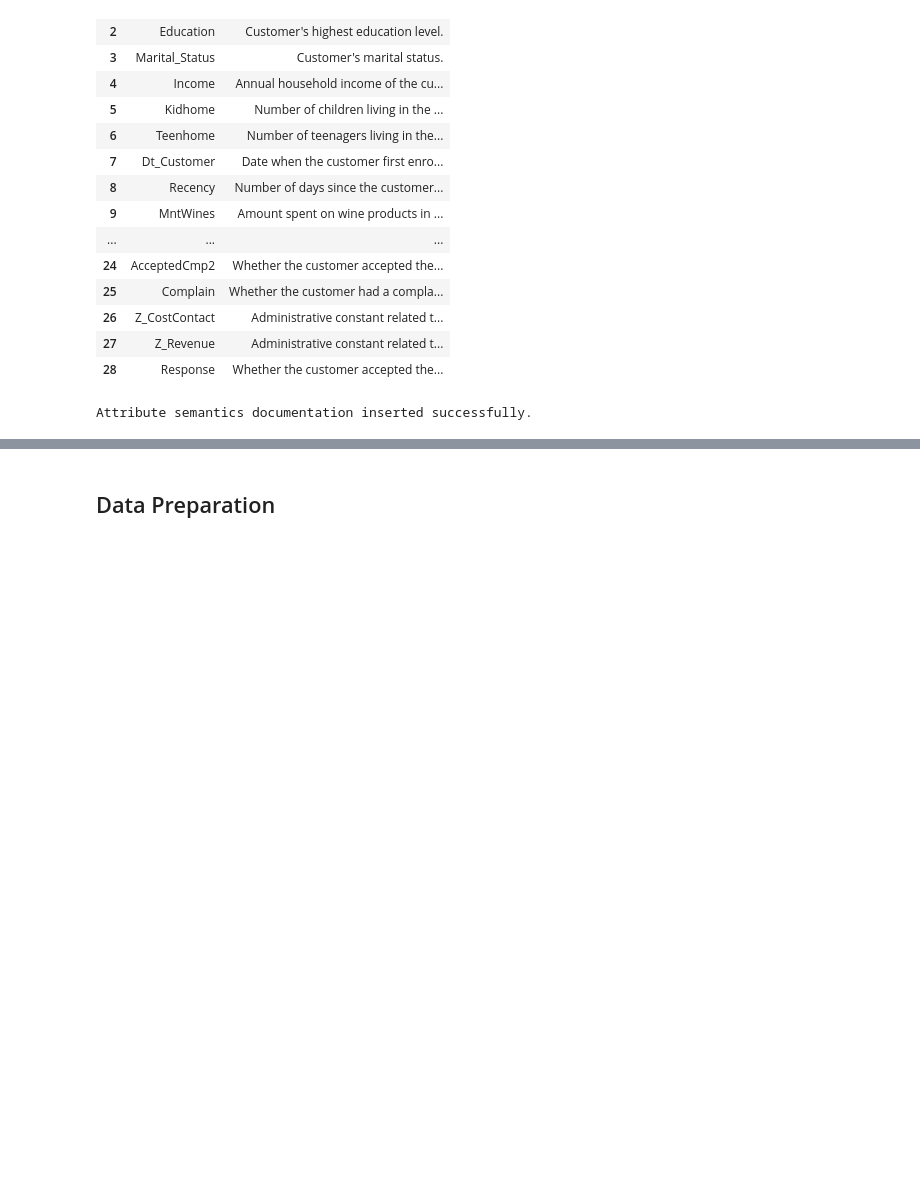
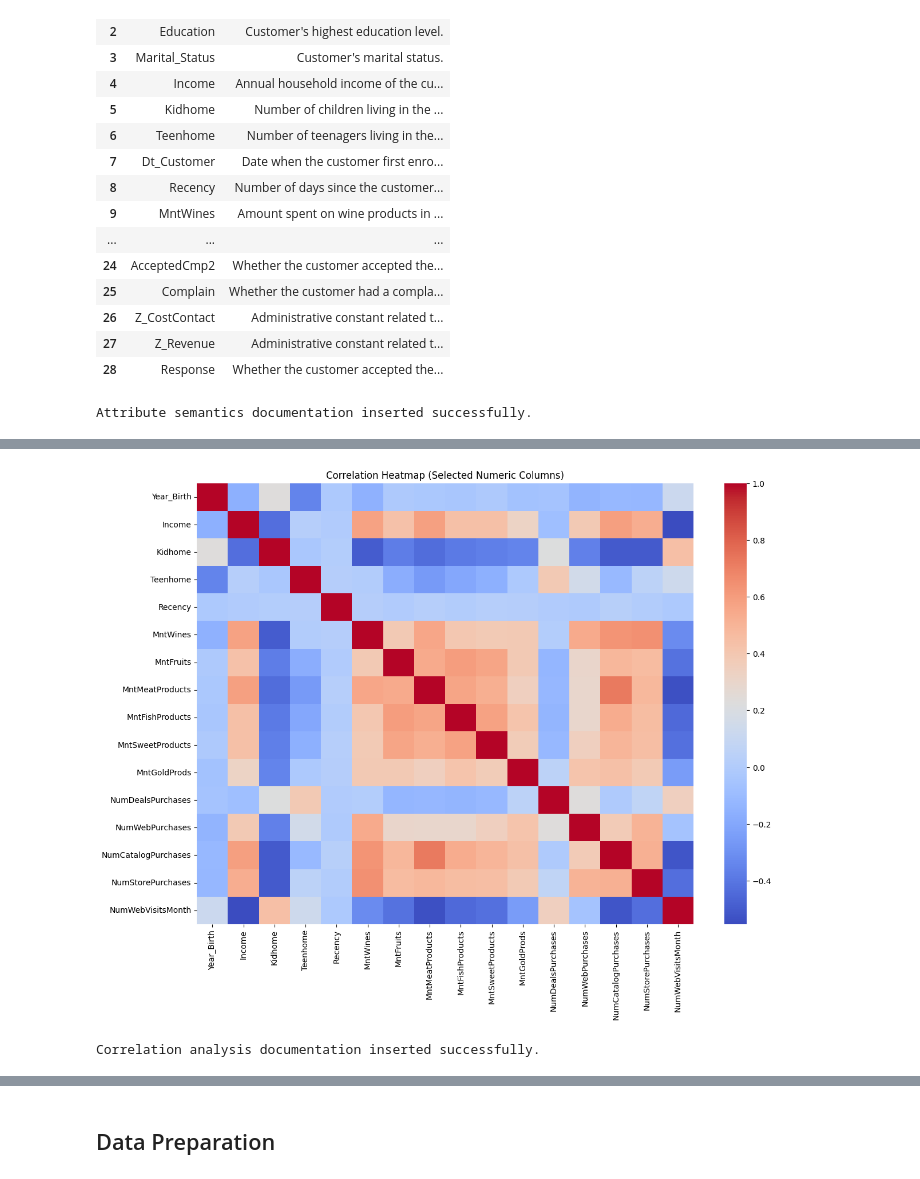
Before and after one commit to dasha-alekseenkova/Business-Intelligence_Lab3, a Jupyter notebook: Cyclists_251201.ipynb, the cells around one changed output, grey strips where cells are left out. Cells and saved outputs as stored; diff of their text form; code cells hidden in the pictures; blank space fills up the shorter version.

```diff
--- a/Cyclists_251201.ipynb
+++ b/Cyclists_251201.ipynb
@@ -830,0 +825,71 @@ NameError: name 'data' is not defined
+# %%
+import seaborn as sns
+
+start_time_corr = now()
+
+corr_matrix = ifood_df[numeric_cols].corr()
+display(corr_matrix)
+
+plt.figure(figsize=(14, 10))
+sns.heatmap(corr_matrix, cmap="coolwarm", annot=False)
+plt.title("Correlation Heatmap (Selected Numeric Columns)")
+plt.show()
+
+end_time_corr = now()
+#############################################
+# Documentation: Correlation Analysis Activity
+#############################################
+
+
+correlation_code_writer = student_a
+corr_ass_uuid_executor = "6e47c05d-e6bc-495a-9209-4b0213529c92"  # Generate once
+corr_ass_uuid_writer = "e436bb3b-0ec2-4b07-b127-b61aafd8fd9f"  # Generate once
+
+corr_comment = """
+Computed Pearson correlation matrix for 16 numeric attributes in the iFood marketing dataset.
+A correlation heatmap was generated to visualize relationships between variables.
+Key observations:
+- Spending variables (MntWines, MntMeatProducts, MntFishProducts, etc.) show positive correlations with each other
+- Income shows positive correlation with spending amounts
+- NumWebVisitsMonth may show negative correlation with some purchase channels
+"""
+
+correlation_activity = [
+    f':compute_correlation rdf:type prov:Activity .',
+    f':compute_correlation sc:isPartOf :data_understanding_phase .',
+    f':compute_correlation rdfs:label "Compute Correlation Matrix" .',
+    f':compute_correlation rdfs:comment """{corr_comment}""" .',
+    f':compute_correlation prov:startedAtTime "{start_time_corr}"^^xsd:dateTime .',
+    f':compute_correlation prov:endedAtTime "{end_time_corr}"^^xsd:dateTime .',
+
+    # Executor association
+    f':compute_correlation prov:qualifiedAssociation :{corr_ass_uuid_executor} .',
+    f':{corr_ass_uuid_executor} prov:agent :{executed_by} .',
+    f':{corr_ass_uuid_executor} rdf:type prov:Association .',
+    f':{corr_ass_uuid_executor} prov:hadRole :{code_executor_role} .',
+
+    # Writer association
+    f':compute_correlation prov:qualifiedAssociation :{corr_ass_uuid_writer} .',
+    f':{corr_ass_uuid_writer} prov:agent :{correlation_code_writer} .',
+    f':{corr_ass_uuid_writer} rdf:type prov:Association .',
+    f':{corr_ass_uuid_writer} prov:hadRole :{code_writer_role} .',
+
+    # Input: raw data
+    f':compute_correlation prov:used :raw_data .',
+
+    # Output: correlation matrix entity
+    f':correlation_matrix rdf:type prov:Entity .',
+    f':correlation_matrix prov:wasGeneratedBy :compute_correlation .',
+    f':correlation_matrix rdfs:label "Correlation Matrix" .',
+    f':correlation_matrix rdfs:comment "Pearson correlation coefficients for 16 numeric attributes." .',
+
+    # Output: correlation heatmap visualization
+    f':correlation_heatmap rdf:type prov:Entity .',
+    f':correlation_heatmap prov:wasGeneratedBy :compute_correlation .',
+    f':correlation_heatmap rdfs:label "Correlation Heatmap Visualization" .',
+    f':correlation_heatmap rdfs:comment "Heatmap visualization of the correlation matrix using seaborn." .',
+]
+engine.insert(correlation_activity, prefixes=prefixes)
+
+print("Correlation analysis documentation inserted successfully.")
+# %% [output]
@@ -830,0 +913,2 @@ NameError: name 'data' is not defined
+[figure, added]
+Correlation analysis documentation inserted successfully.
```
Also changed, not shown: parts of 18 cells of this notebook.
